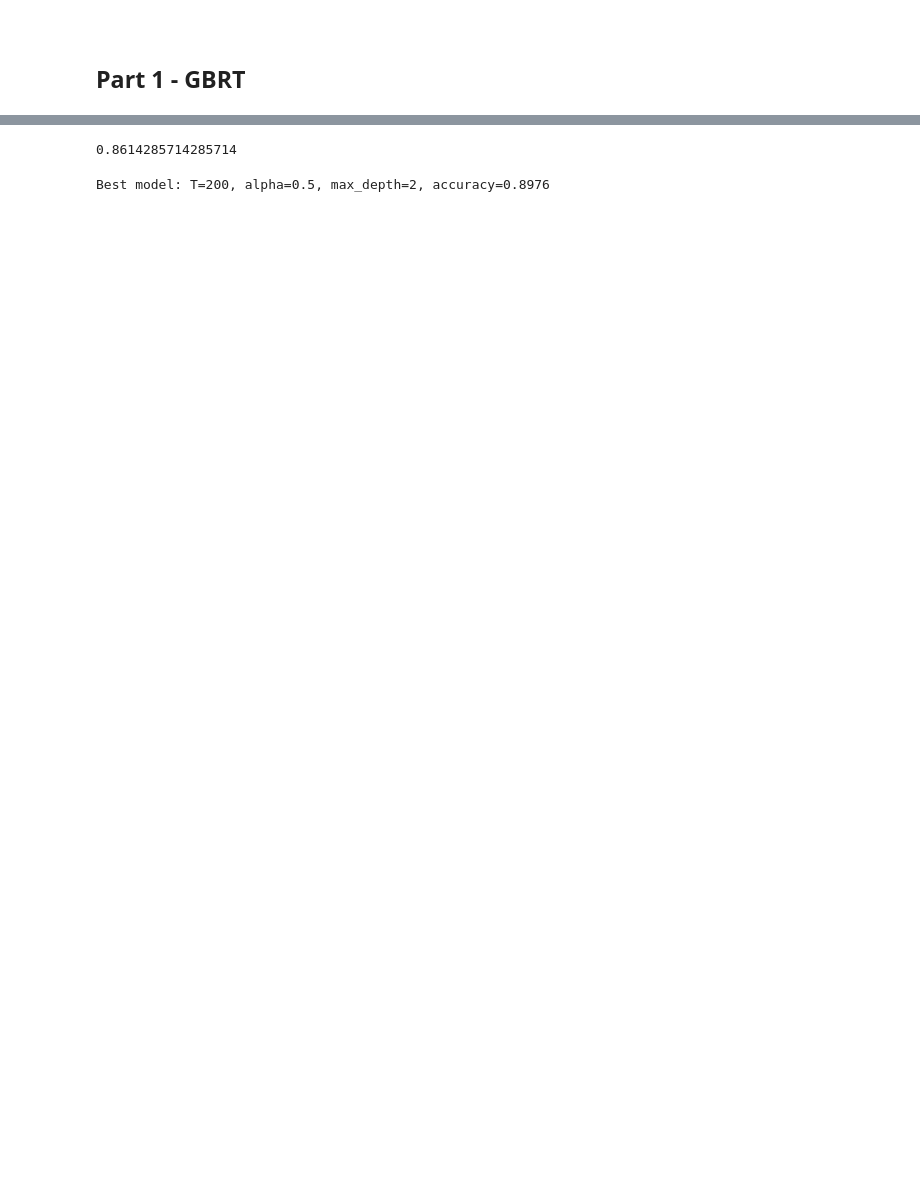
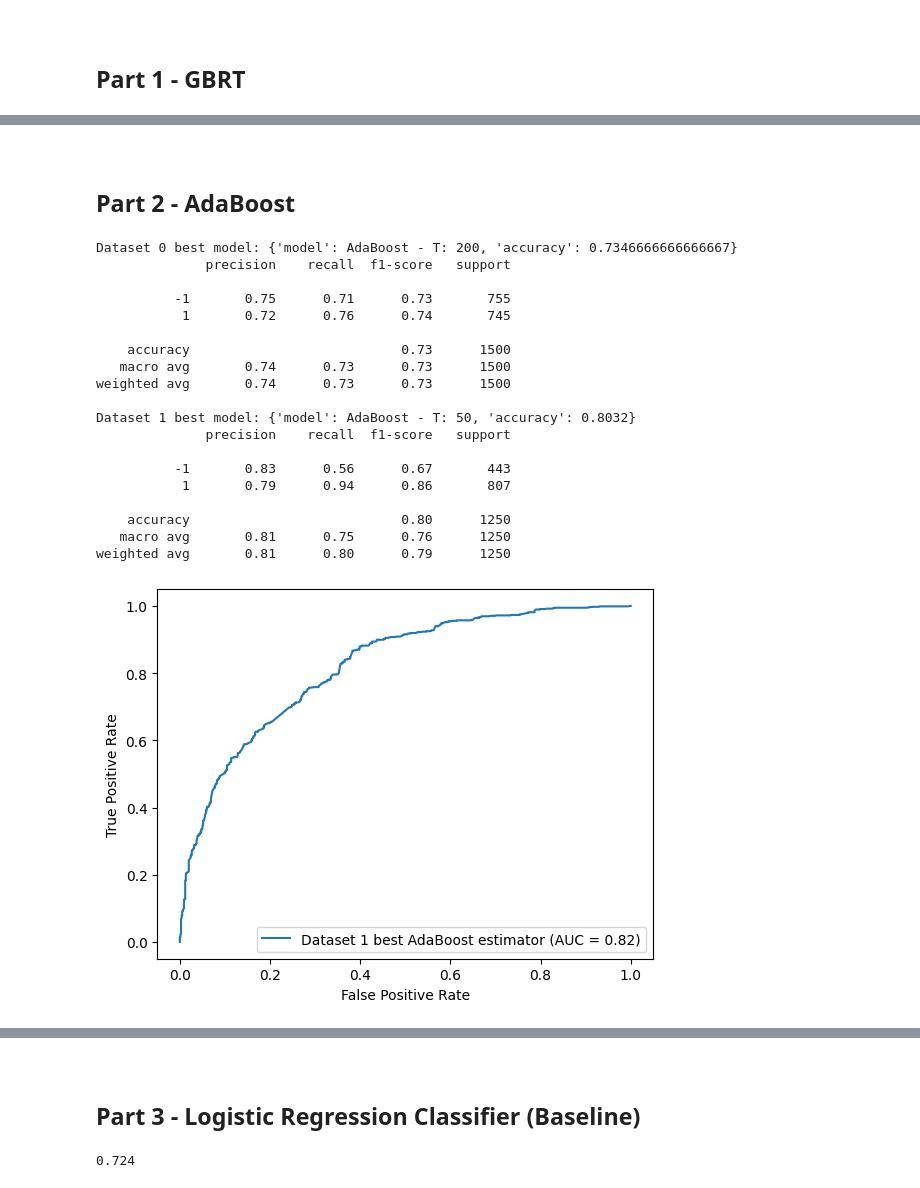
Before and after one commit to lotenn/Advanced-Machine-Learning-3945, a Jupyter notebook: ha2.ipynb, the cells around one changed output, grey strips where cells are left out. Drawn from its saved outputs; the diff is of its cells as text; code cells hidden in the pictures; blank space fills up the shorter version.

```diff
--- a/ha2.ipynb
+++ b/ha2.ipynb
@@ -60 +77,12 @@ visualize_datasets(data)
+# %%
+def evaluate_classifier(model, dataset, y_hat=None, ax=None, verbose=True):
+    if y_hat is None:
+        y_hat = model._H(dataset.X_test)
+    fpr, tpr, _ = roc_curve(dataset.y_test, y_hat)
+    roc_auc = auc(fpr, tpr)
+    display = RocCurveDisplay(fpr=fpr, tpr=tpr, roc_auc=roc_auc, estimator_name=f'Dataset {i} best {model.__class__.__name__} estimator')
+    display.plot(ax=ax)
+
+    if verbose:
+        print(classification_report(dataset.y_test, model.predict(dataset.X_test)))
 # %%
@@ -93,0 +166,3 @@ class GBRT:
+# %% [markdown]
+<br></br>
+## Part 2 - AdaBoost
@@ -93,0 +199,46 @@ class GBRT:
+# %%
+def run_Ada_expriment(Ts):
+    results = pd.DataFrame(columns=['dataset', 'T', 'accuracy'])
+    best_models = []
+    for i, dataset in enumerate(datasets):
+        # hyperparams tunning
+        best_model = None
+        for T in Ts:
+            ada = AdaBoost(T=T)
+            ada.fit(dataset.X_train, dataset.y_train)
+            accuracy = ada.score(dataset.X_test, dataset.y_test)
+            results.loc[len(results)] = [int(i), T, accuracy]
+
+            if best_model is None or accuracy > best_model['accuracy']:
+                best_model = {'model': ada, 'accuracy': accuracy}
+
+        best_models.append(best_model)
+
+        # best model results analysis
+        print(f'Dataset {i} best model: {best_model}')
+        evaluate_classifier(best_model['model'], dataset)
+
+    return results, best_models
+# %%
+ada_results, ada_best_models = run_Ada_expriment(Ts=[10, 50, 100, 200])
+# %% [output]
+Dataset 0 best model: {'model': AdaBoost - T: 200, 'accuracy': 0.7346666666666667}
+              precision    recall  f1-score   support
+
+          -1       0.75      0.71      0.73       755
+           1       0.72      0.76      0.74       745
+
+    accuracy                           0.73      1500
+   macro avg       0.74      0.73      0.73      1500
+weighted avg       0.74      0.73      0.73      1500
+
+Dataset 1 best model: {'model': AdaBoost - T: 50, 'accuracy': 0.8032}
+              precision    recall  f1-score   support
+
+          -1       0.83      0.56      0.67       443
+           1       0.79      0.94      0.86       807
+
+    accuracy                           0.80      1250
+   macro avg       0.81      0.75      0.76      1250
+weighted avg       0.81      0.80      0.79      1250
+[figure, added]
@@ -94,7 +246,10 @@ class GBRT:
+# %% [markdown]
+<br></br>
+## Part 3 - Logistic Regression Classifier (Baseline)
 # %%
-gbrt = GBRT(T=200)
-gbrt.fit(datasets[0].X_train, datasets[0].y_train)
-gbrt.score(datasets[0].X_train, datasets[0].y_train)
+lr = LogisticRegression()
+lr.fit(datasets[0].X_train, datasets[0].y_train)
+lr.score(datasets[0].X_test, datasets[0].y_test)
 # %% [output]
-0.8614285714285714
+0.724
 # %%
@@ -119,7 +277,0 @@ results, best_model = run_GBRT_expriment()
-# %%
-def print_model(model):
-    print(f'Best model: T={model["model"]._T}, alpha={model["model"]._alpha}, max_depth={model["model"]._max_depth}, accuracy={model["accuracy"]}')
-
-print_model(best_model)
-# %% [output]
-Best model: T=200, alpha=0.5, max_depth=2, accuracy=0.8976
```
Also changed, not shown: parts of 14 cells of this notebook, 1 other file.
